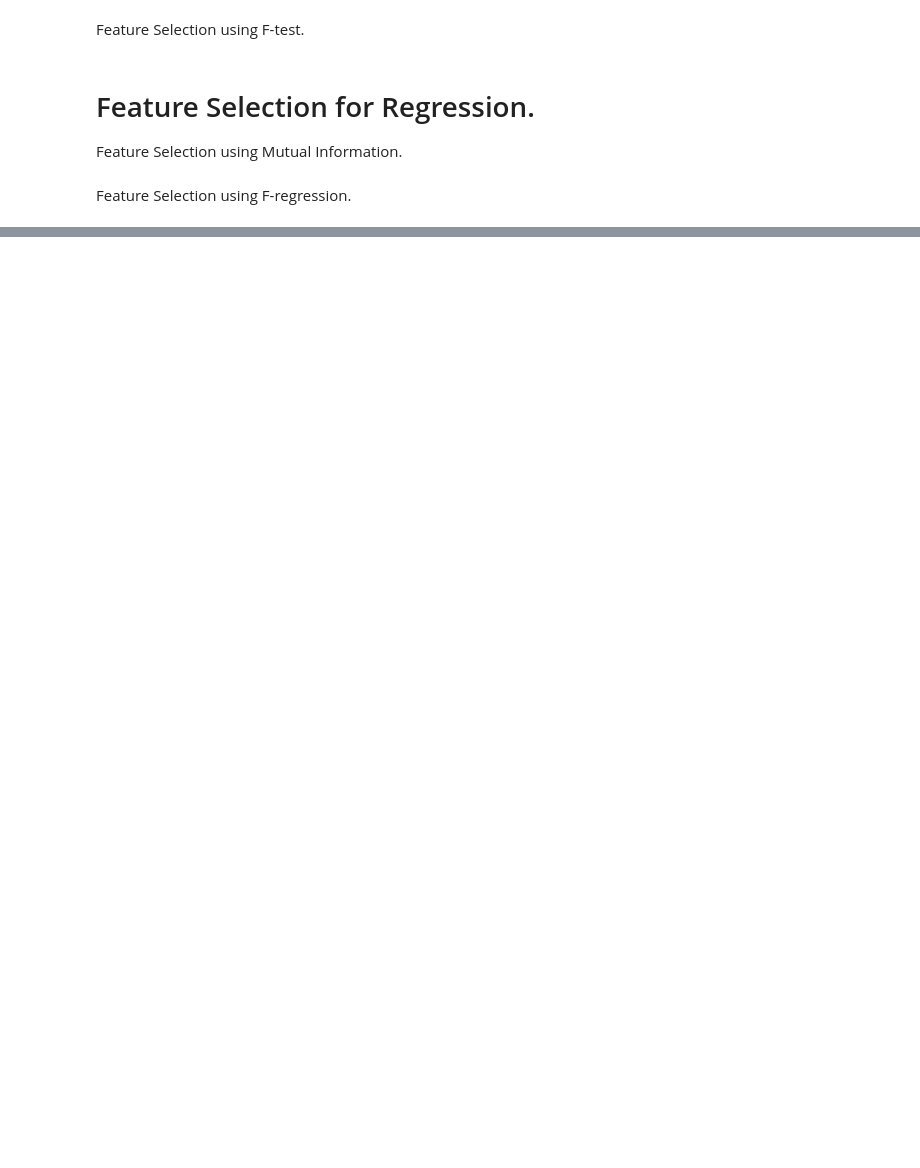
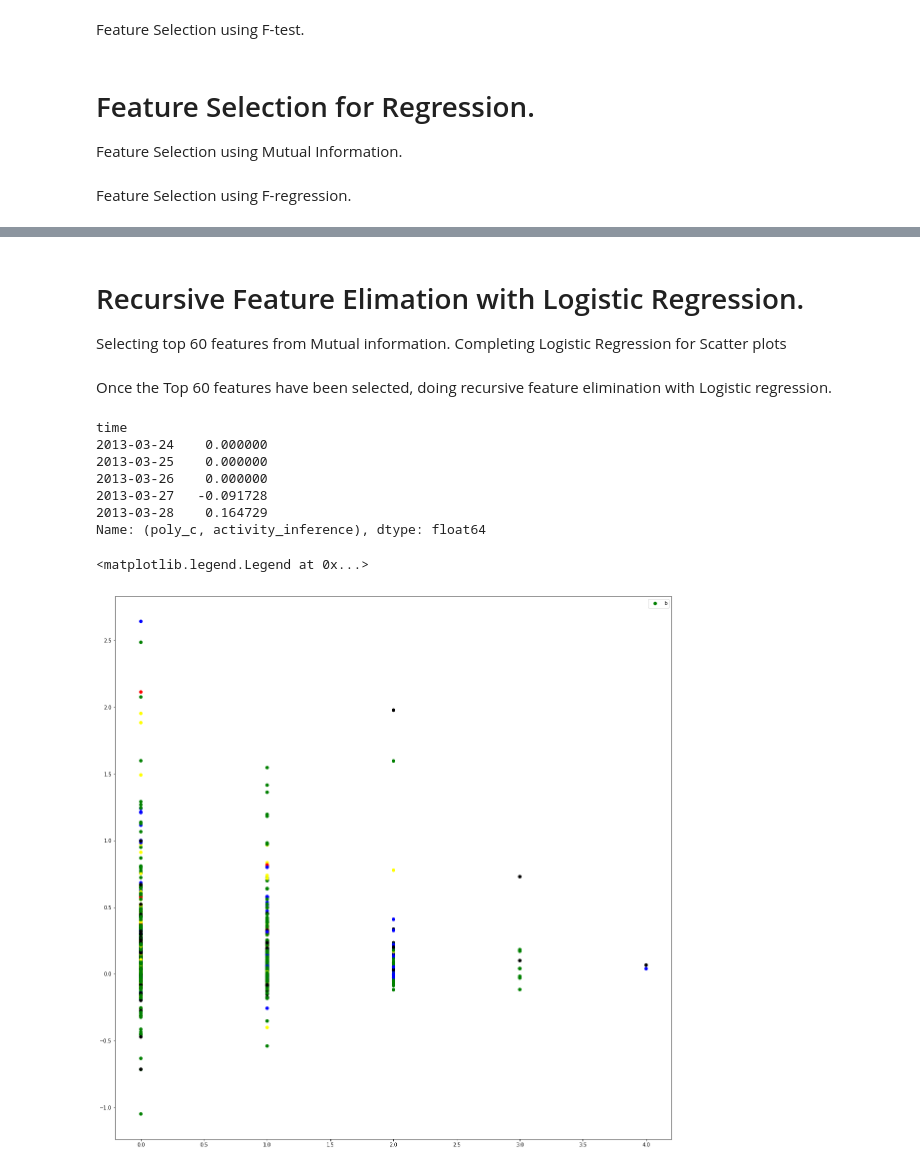
Before and after one commit to abhinavshaw1993/StudentLife-ML-Analysis, a Jupyter notebook: FeatureSelection/FeatureSelection.ipynb, the cells around one changed output, grey strips where cells are left out. Drawn from its saved outputs; the diff is of its cells as text; code cells hidden in the pictures; blank space fills up the shorter version.

Commit message:
Initial Scatter Plot

```diff
--- a/FeatureSelection/FeatureSelection.ipynb
+++ b/FeatureSelection/FeatureSelection.ipynb
@@ -289,0 +335,39 @@ generate_barplot(p_values,
+# %% [markdown]
+# Recursive Feature Elimation with Logistic Regression.
+Selecting top 60 features from Mutual information. Completing Logistic Regression for Scatter plots
+# %%
+# Selecting the top 60 features using Mutual Information Classif
+n_features = 60
+mi_classif = feature_selection_mutualinfo_classif(train_x, train_y, verbose=False)
+mi_classif.reset_index(drop=True, inplace=True)
+selected = mi_classif.nlargest(n_features, columns=0).index
+selected = list(selected)
+train_x_refined = train_x.iloc[:, selected]
+# %% [markdown]
+Once the Top 60 features have been selected, doing recursive feature elimination with Logistic regression.
+# %%
+from sklearn.linear_model import LogisticRegression
+from sklearn.feature_selection import RFE
+
+selector = RFE(LogisticRegression(), n_features_to_select=20, step=1)
+selector.fit(train_x_refined, train_y)
+train_x_final = train_x_refined.iloc[:,  selector.support_]
+# %%
+colors = {0:'red', 1:'yellow', 2:'green', 3:'blue', 4:'black'}
+
+display(train_x_final.iloc[:, 16].head())
+
+fig, ax = plt.subplots(figsize=(20,20))
+plt.scatter(train_x_final.iloc[:, 15], train_x_final.iloc[:, 16], c=train_y.apply(lambda x: colors[x]))
+plt.legend("best")
+# plt.show()
+# %% [output]
+time
+2013-03-24    0.000000
+2013-03-25    0.000000
+2013-03-26    0.000000
+2013-03-27   -0.091728
+2013-03-28    0.164729
+Name: (poly_c, activity_inference), dtype: float64
+<matplotlib.legend.Legend at 0x...>
+[figure, added]
```
Also changed, not shown: parts of 5 cells of this notebook, 1 other file.
